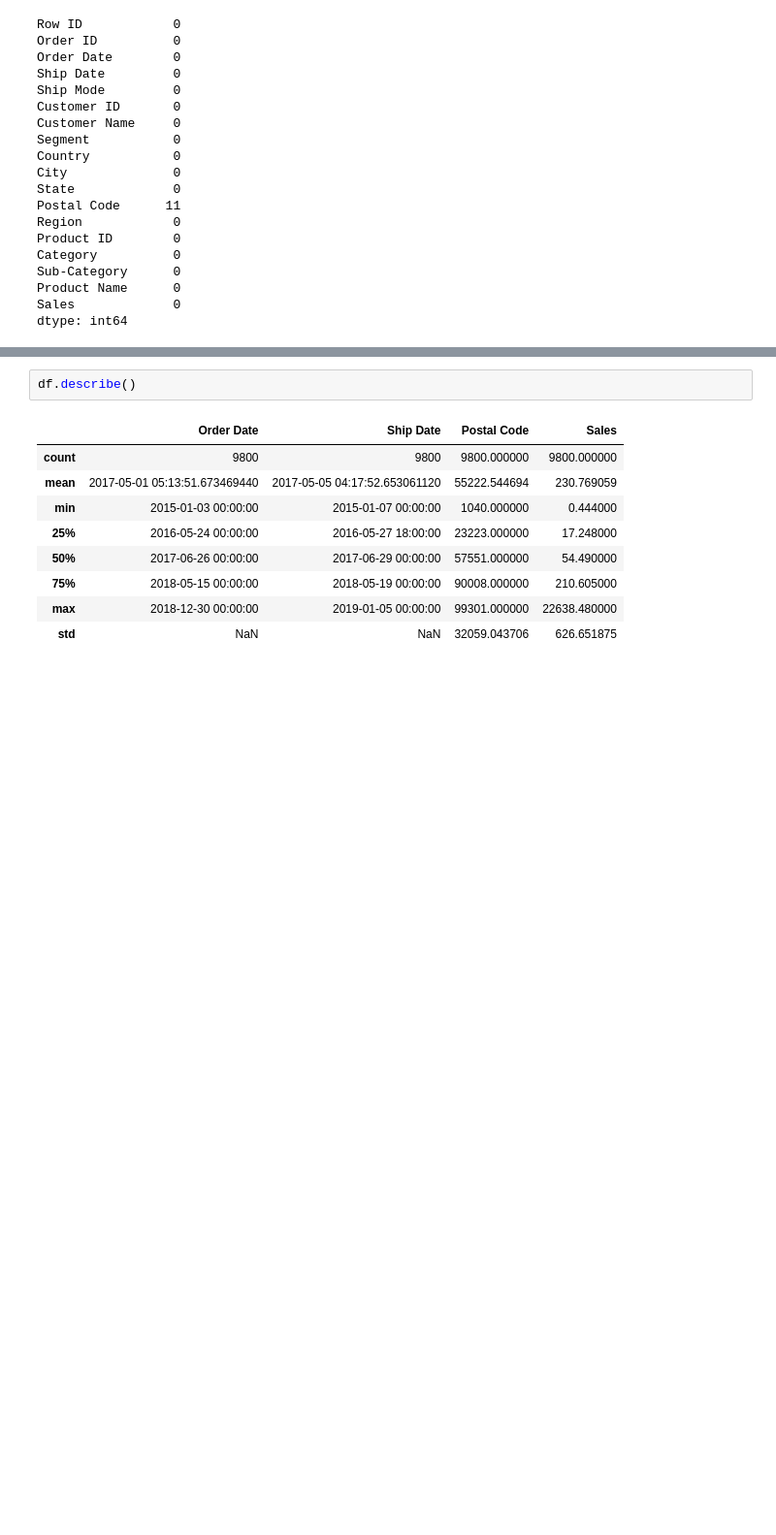
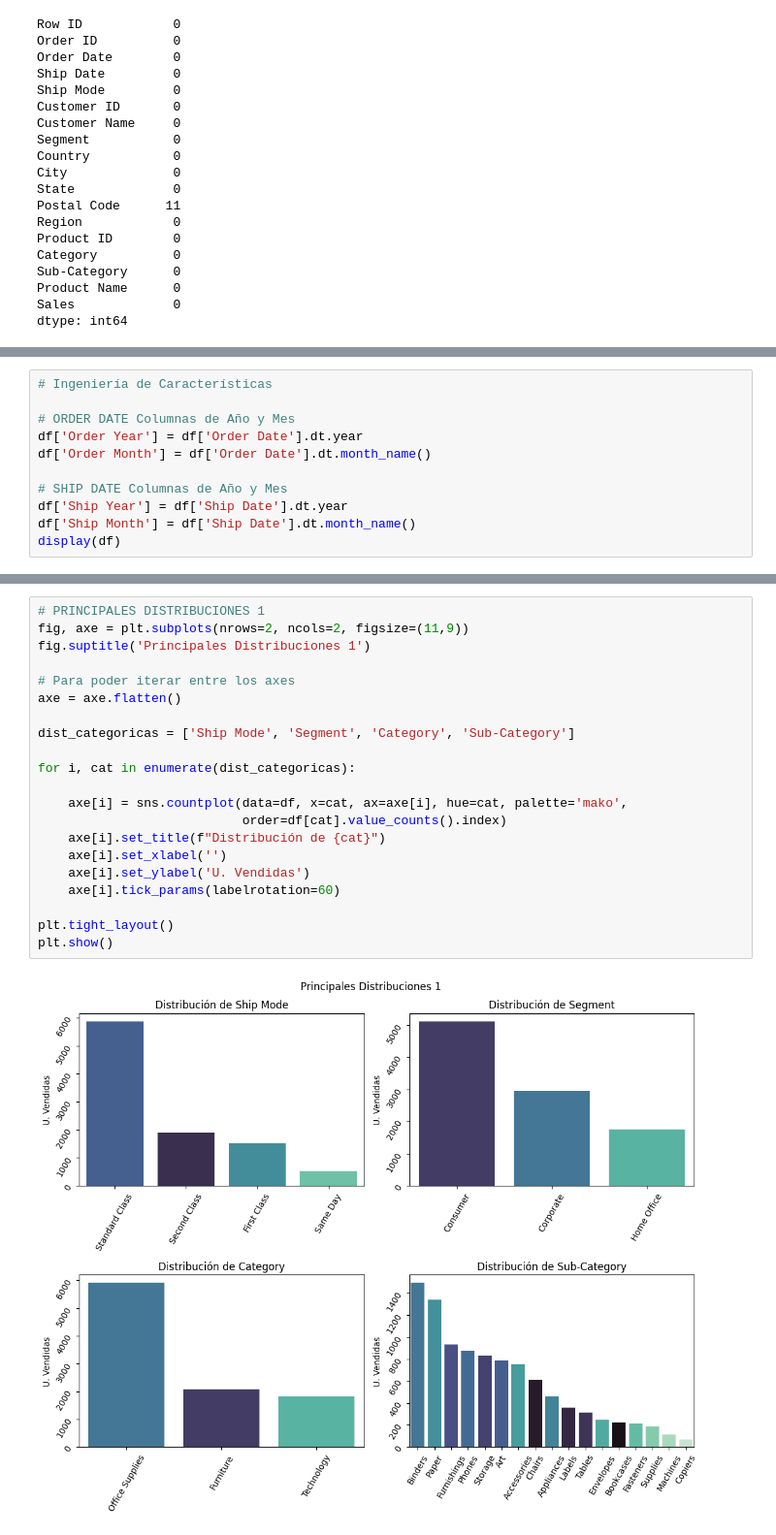
Before and after one commit to christianV1zcardo/Proyect_superstore_sales, a Jupyter notebook: superstore_sales.ipynb, the cells around one changed output, grey strips where cells are left out. Shown at 97% size. Saved outputs shown, nothing was run; the diff lists cells and outputs as text; blank space fills up the shorter version.

Commit message:
Principales Distribuciones 1

```diff
--- a/superstore_sales.ipynb
+++ b/superstore_sales.ipynb
@@ -93,0 +76,11 @@ memory usage: 1.2+ MB
+# %%
+# Ingeniería de Características
+
+# ORDER DATE Columnas de Año y Mes
+df['Order Year'] = df['Order Date'].dt.year
+df['Order Month'] = df['Order Date'].dt.month_name()
+
+# SHIP DATE Columnas de Año y Mes
+df['Ship Year'] = df['Ship Date'].dt.year
+df['Ship Month'] = df['Ship Date'].dt.month_name()
+display(df)
@@ -94,12 +101,23 @@ memory usage: 1.2+ MB
 # %%
-df.describe()
+# PRINCIPALES DISTRIBUCIONES 1
+fig, axe = plt.subplots(nrows=2, ncols=2, figsize=(11,9))
+fig.suptitle('Principales Distribuciones 1')
+
+# Para poder iterar entre los axes
+axe = axe.flatten()
+
+dist_categoricas = ['Ship Mode', 'Segment', 'Category', 'Sub-Category']
+
+for i, cat in enumerate(dist_categoricas):
+
+    axe[i] = sns.countplot(data=df, x=cat, ax=axe[i], hue=cat, palette='mako',
+                           order=df[cat].value_counts().index)
+    axe[i].set_title(f"Distribución de {cat}")
+    axe[i].set_xlabel('')
+    axe[i].set_ylabel('U. Vendidas')
+    axe[i].tick_params(labelrotation=60)
+
+plt.tight_layout()
+plt.show()
 # %% [output]
-|  | Order Date | Ship Date | Postal Code | Sales |
-| count | 9800 | 9800 | 9800.000000 | 9800.000000 |
-| mean | 2017-05-01 05:13:51.673469440 | 2017-05-05 04:17:52.653061120 | 55222.544694 | 230.769059 |
-| min | 2015-01-03 00:00:00 | 2015-01-07 00:00:00 | 1040.000000 | 0.444000 |
-| 25% | 2016-05-24 00:00:00 | 2016-05-27 18:00:00 | 23223.000000 | 17.248000 |
-| 50% | 2017-06-26 00:00:00 | 2017-06-29 00:00:00 | 57551.000000 | 54.490000 |
-| 75% | 2018-05-15 00:00:00 | 2018-05-19 00:00:00 | 90008.000000 | 210.605000 |
-| max | 2018-12-30 00:00:00 | 2019-01-05 00:00:00 | 99301.000000 | 22638.480000 |
-| std | NaN | NaN | 32059.043706 | 626.651875 |
+[figure, added]
```
Also changed, not shown: parts of 2 cells of this notebook.
